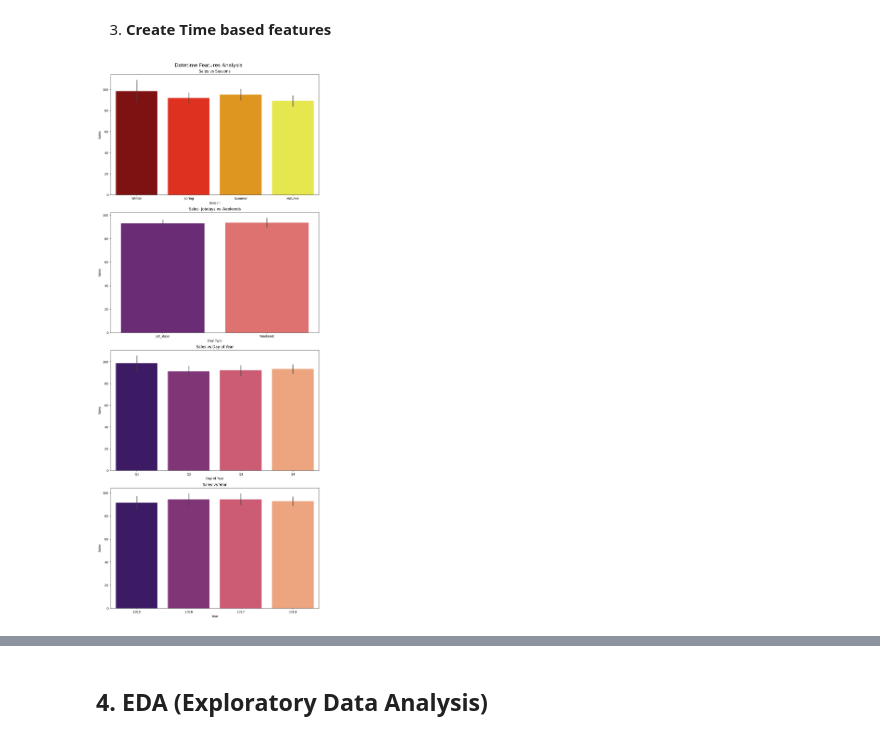
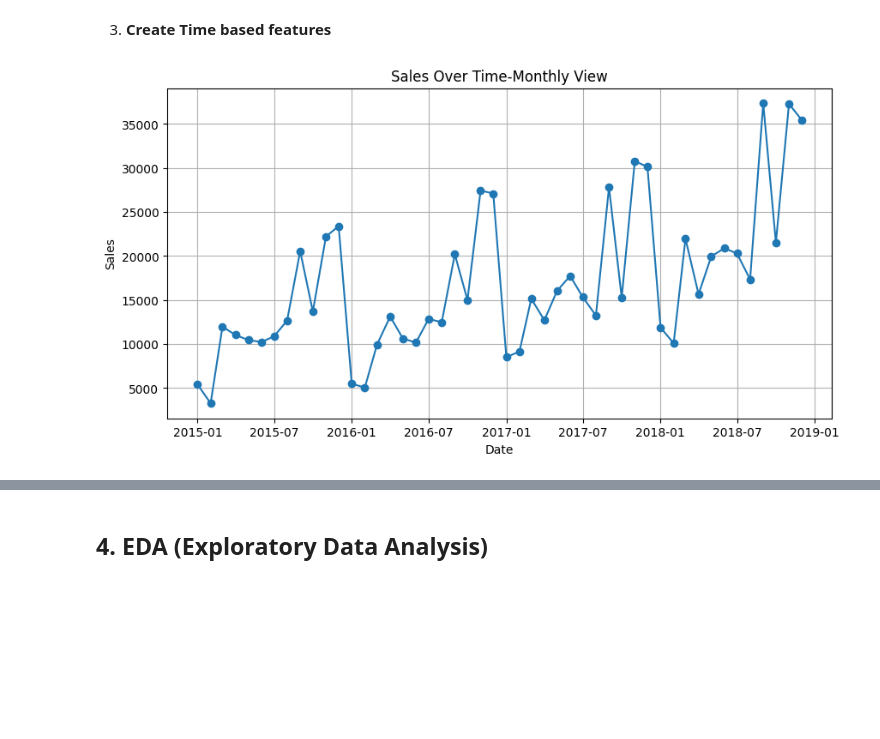
Before and after one commit to mostafaayman646/Superstore-Sales-forecasting, a Jupyter notebook: milestone_1.ipynb, the cells around one changed output, grey strips where cells are left out. Cells and saved outputs as stored; diff of their text form; code cells hidden in the pictures; blank space fills up the shorter version.

```diff
--- a/milestone_1.ipynb
+++ b/milestone_1.ipynb
@@ -332,43 +332,22 @@ plt.show()
 # %%
 data = Data_manager.change_to_date('Order Date')
 
 data = Data_manager.create_Time_Based_features()
 
 # --- Plotting ---
-fig = plt.figure(constrained_layout=True, figsize=(10, 25))
-gs = GridSpec(4, 1, figure=fig)
+# Combine "Month" and "Year" into a datetime column
+data['Date'] = pd.to_datetime(data['Year'].astype(str) + '-' + data['Month'].astype(str), format='%Y-%m')
 
-# 1. Sales vs Seasons
-ax1 = fig.add_subplot(gs[0, :])
-sns.barplot(data=data, x="season", y="Sales", palette="hot", ax=ax1)
-ax1.set_title("Sales vs Seasons")
-ax1.set_xlabel("Season")
-ax1.set_ylabel("Sales")
+# Group by the combined date and calculate the sum of sales
+df_summary = data.groupby('Date')['Sales'].sum().reset_index()
 
-# 2. Sales vs Jobday/Weekend
-ax2 = fig.add_subplot(gs[1, :])
-sns.barplot(data=data, x="dayofweek", y="Sales", palette="magma", ax=ax2)
-ax2.set_title("Sales: Jobdays vs Weekends")
-ax2.set_xlabel("Day Type")
-ax2.set_ylabel("Sales")
-
-# 3. Sales vs Day of Year
-ax3 = fig.add_subplot(gs[2, :])
-sns.barplot(data=data, x="dayofyear_bin", y="Sales", palette="magma", ax=ax3)
-ax3.set_title("Sales vs Day of Year")
-ax3.set_xlabel("Day of Year")
-ax3.set_ylabel("Sales")
-
-# 4. Sales vs Years
-ax3 = fig.add_subplot(gs[3, :])
-sns.barplot(data=data, x="year", y="Sales", palette="magma", ax=ax3)
-ax3.set_title("Sales vs Year")
-ax3.set_xlabel("Year")
-ax3.set_ylabel("Sales")
-
-# Overall title
-fig.suptitle("Datetime Features Analysis", fontsize=16)
-
+# Create a line plot
+plt.figure(figsize=(10, 5))
+plt.plot(df_summary['Date'], df_summary['Sales'], marker='o', linestyle='-')
+plt.xlabel('Date')
+plt.ylabel('Sales')
+plt.title('Sales Over Time-Monthly View')
+plt.grid(True)
 plt.show()
 # %% [output]
-[figure, old version]
+[figure, new version]
```
Also changed, not shown: parts of 14 cells of this notebook, 3 other files.
